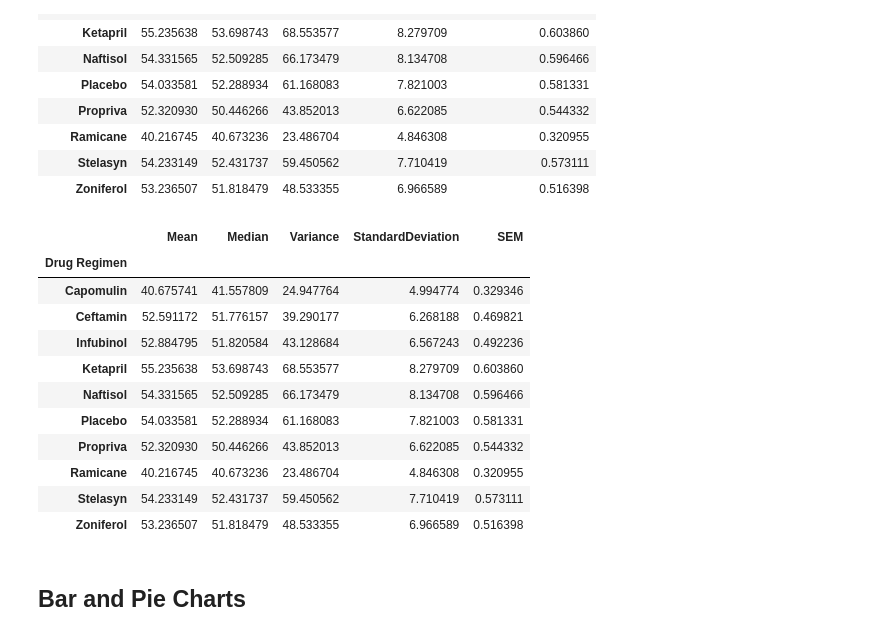
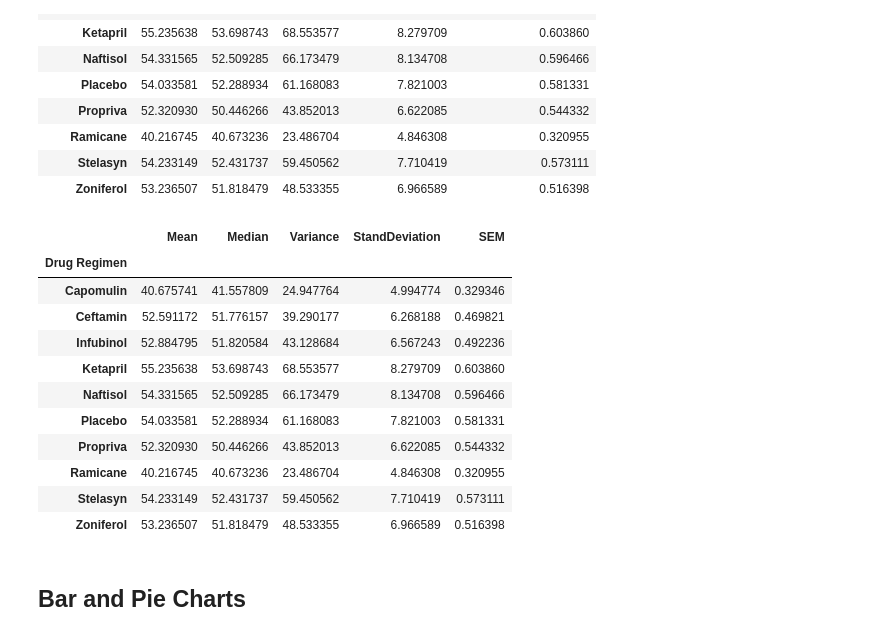
Before and after one commit to nouyang0620/matplotlib-challenge, a Jupyter notebook: Pymaceuticals/pymaceuticals_starter.ipynb, the cells around one changed output. Drawn from its saved outputs; the diff is of its cells as text; code cells hidden in the pictures.

```diff
--- a/Pymaceuticals/pymaceuticals_starter.ipynb
+++ b/Pymaceuticals/pymaceuticals_starter.ipynb
@@ -131,13 +132,13 @@ tumor_summary
 # %%
 ## Generate a summary statistics table of mean, median, variance, standard deviation, and SEM of the tumor volume for each regimen
 
 # Using the aggregation method, produce the same summary statistics in a single line of code
-tumor_summary_two = complete_data.groupby(['Drug Regimen'])['Tumor Volume (mm3)'].agg(Mean='mean',Median='median',Variance='var',StandardDeviation='std',SEM='sem')
+tumor_summary_two = complete_data.groupby(['Drug Regimen'])['Tumor Volume (mm3)'].agg(Mean='mean',Median='median',Variance='var',StandDeviation='std',SEM='sem')
 
 # Display
 tumor_summary_two
 # %% [output]
-|  | Mean | Median | Variance | StandardDeviation | SEM |
+|  | Mean | Median | Variance | StandDeviation | SEM |
 | Drug Regimen |  |  |  |  |  |
 | Capomulin | 40.675741 | 41.557809 | 24.947764 | 4.994774 | 0.329346 |
 | Ceftamin | 52.591172 | 51.776157 | 39.290177 | 6.268188 | 0.469821 |
```
Also changed, not shown: parts of 14 cells of this notebook.
